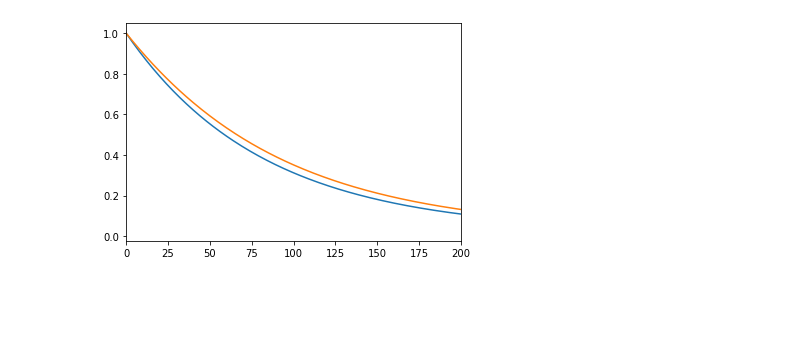
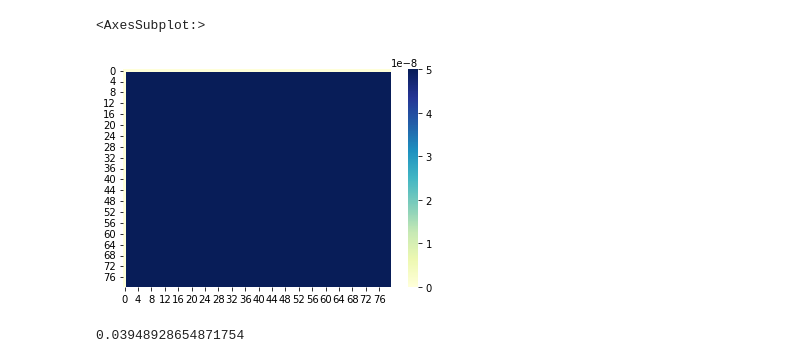
Before and after one commit to vlshchur/structured_SMC, a Jupyter notebook: sSMC.ipynb, the cells around one changed output. Saved outputs shown, nothing was run; the diff lists cells and outputs as text; code cells hidden in the pictures; blank space fills up the shorter version.

```diff
--- a/sSMC.ipynb
+++ b/sSMC.ipynb
@@ -373,11 +333,33 @@ plt.show()
+# %%
+sns.heatmap(joint_smc-data, cmap="YlGnBu", vmax=0.00000005)
+# %% [output]
+<AxesSubplot:>
+[figure, added]
+# %%
+dif=joint_smc-data
+np.sum(abs(dif))/dt/2
+#0.054269666412373976
+# %% [output]
+0.03948928654871754
 # %%
-plt.plot(margdist)
-#plt.plot(margdist/sum(margdist)*dt)
-data = np.array(data)
-plt.plot(np.sum(data, 0))
-plt.xlim([0,int(2*dt)])
-plt.show()
+import msprime
+import math
+demography = msprime.Demography()
+demography.add_population(name="A", initial_size=1)
+#demography.add_population(name="B", initial_size=2)
+#demography.
 
-#plt.plot(np.sum(data, 1)/np.sum(data)*dt)
+counter = 0
+emp_dist = np.zeros( (dim,dim) )
+for _ in range(200000):
+    ts = msprime.sim_ancestry(samples={"A": 2}, ploidy=1, demography=demography, recombination_rate=0.01, sequence_length=100)
+    tree = ts.first()
+    T = tree.time( tree.root )
+    tree = ts.last()
+    S = tree.time( tree.root )
+
+    i = math.floor(T * dt)
+    j = math.floor(S * dt)
+    if i < dim and j < dim:
+        emp_dist[i,j] += 1
+emp_dist /= np.sum(emp_dist)
-# %% [output]
-[figure, removed]
```
Also changed, not shown: parts of 19 cells of this notebook, 2 other files.
